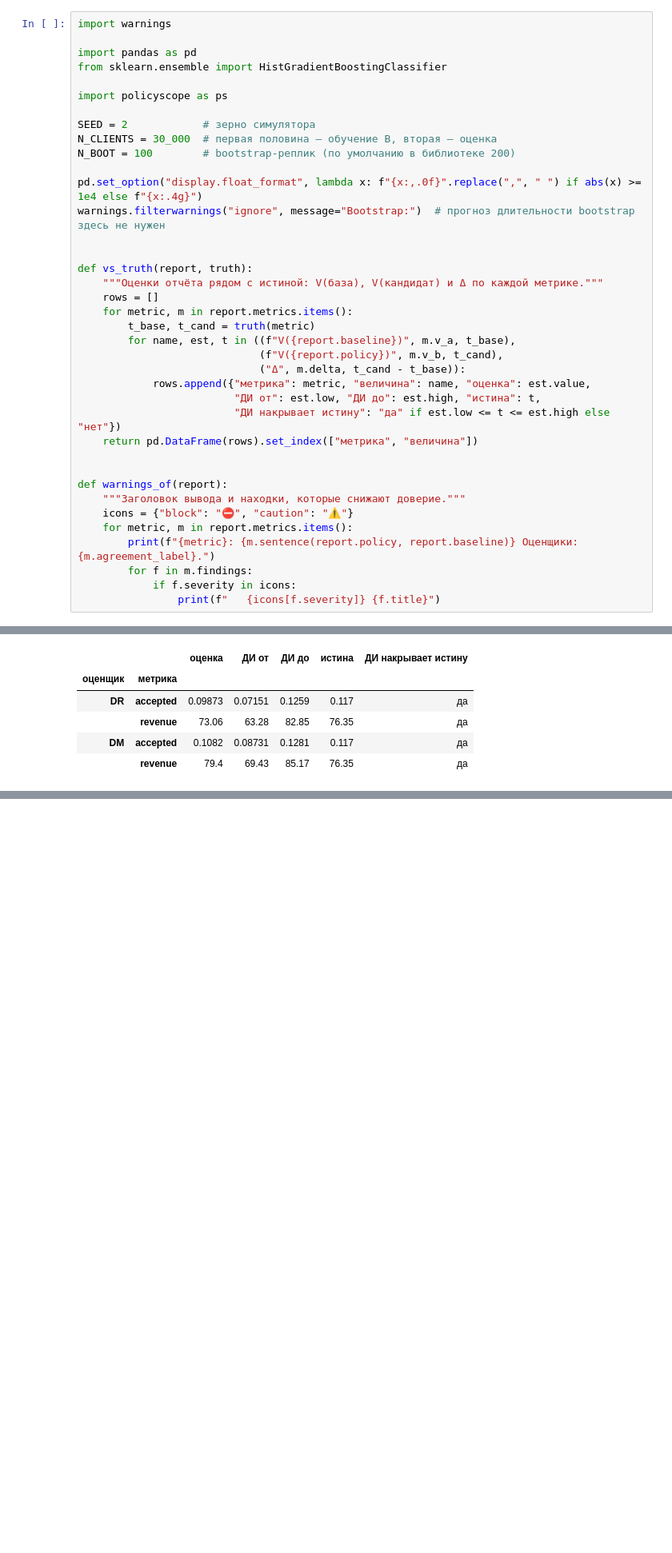
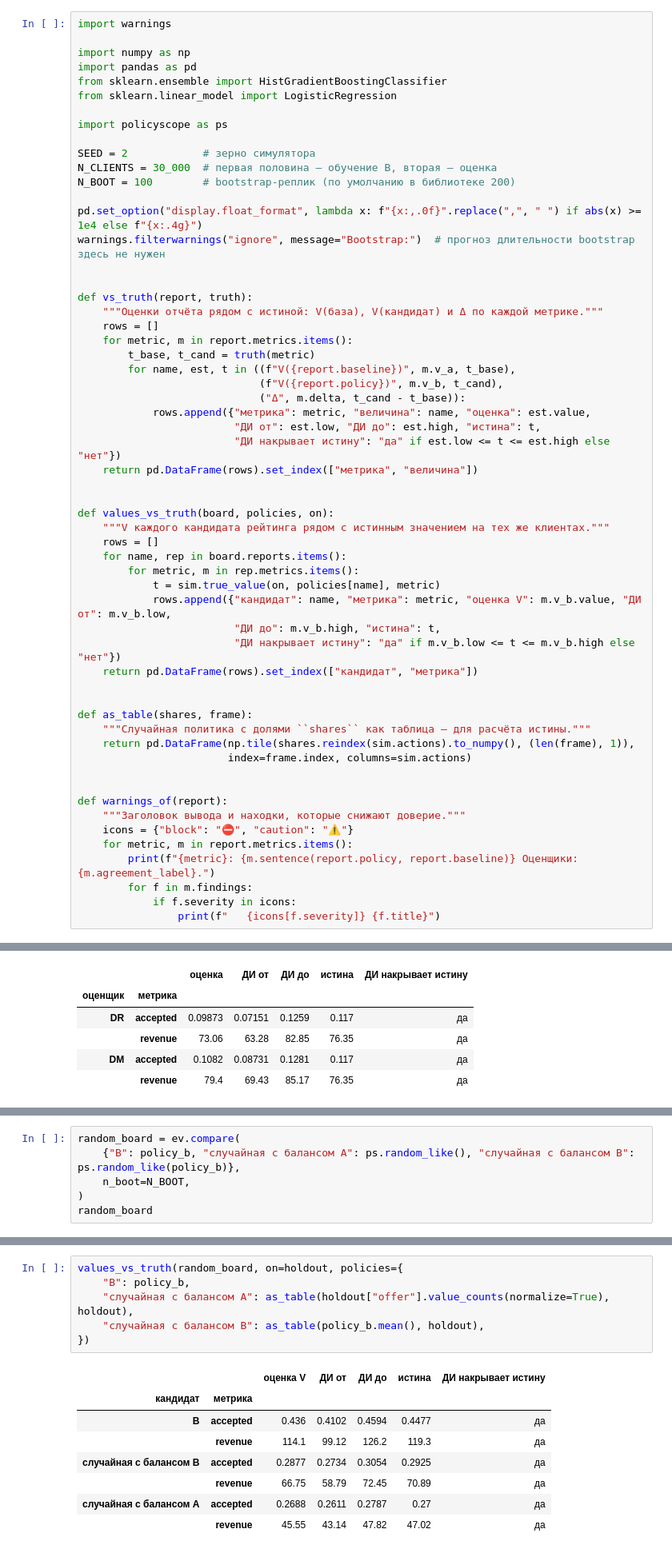
Before and after one commit to Yurashku/OffPolicyLab, a Jupyter notebook: examples/tutorial.ipynb, the cells around one changed output, grey strips where cells are left out. Shown at 80% size. Cells and saved outputs as stored; diff of their text form; blank space fills up the shorter version.

```diff
--- a/examples/tutorial.ipynb
+++ b/examples/tutorial.ipynb
@@ -18,8 +20,10 @@
 # %%
 import warnings
 
+import numpy as np
 import pandas as pd
 from sklearn.ensemble import HistGradientBoostingClassifier
+from sklearn.linear_model import LogisticRegression
 
 import policyscope as ps
 
@@ -45,6 +49,24 @@ def vs_truth(report, truth):
     return pd.DataFrame(rows).set_index(["метрика", "величина"])
 
 
+def values_vs_truth(board, policies, on):
+    """V каждого кандидата рейтинга рядом с истинным значением на тех же клиентах."""
+    rows = []
+    for name, rep in board.reports.items():
+        for metric, m in rep.metrics.items():
+            t = sim.true_value(on, policies[name], metric)
+            rows.append({"кандидат": name, "метрика": metric, "оценка V": m.v_b.value, "ДИ от": m.v_b.low,
+                         "ДИ до": m.v_b.high, "истина": t,
+                         "ДИ накрывает истину": "да" if m.v_b.low <= t <= m.v_b.high else "нет"})
+    return pd.DataFrame(rows).set_index(["кандидат", "метрика"])
+
+
+def as_table(shares, frame):
+    """Случайная политика с долями ``shares`` как таблица — для расчёта истины."""
+    return pd.DataFrame(np.tile(shares.reindex(sim.actions).to_numpy(), (len(frame), 1)),
+                        index=frame.index, columns=sim.actions)
+
+
 def warnings_of(report):
     """Заголовок вывода и находки, которые снижают доверие."""
     icons = {"block": "⛔", "caution": "⚠️"}
@@ -299,0 +306,6 @@ p (RW) скорректированы методом Romano–Wolf на 6 пар
+# %%
+random_board = ev.compare(
+    {"B": policy_b, "случайная с балансом A": ps.random_like(), "случайная с балансом B": ps.random_like(policy_b)},
+    n_boot=N_BOOT,
+)
+random_board
@@ -299,0 +338,15 @@ p (RW) скорректированы методом Romano–Wolf на 6 пар
+# %%
+values_vs_truth(random_board, on=holdout, policies={
+    "B": policy_b,
+    "случайная с балансом A": as_table(holdout["offer"].value_counts(normalize=True), holdout),
+    "случайная с балансом B": as_table(policy_b.mean(), holdout),
+})
+# %% [output]
+|  |  | оценка V | ДИ от | ДИ до | истина | ДИ накрывает истину |
+| кандидат | метрика |  |  |  |  |  |
+| B | accepted | 0.436 | 0.4102 | 0.4594 | 0.4477 | да |
+|  | revenue | 114.1 | 99.12 | 126.2 | 119.3 | да |
+| случайная с балансом B | accepted | 0.2877 | 0.2734 | 0.3054 | 0.2925 | да |
+|  | revenue | 66.75 | 58.79 | 72.45 | 70.89 | да |
+| случайная с балансом A | accepted | 0.2688 | 0.2611 | 0.2787 | 0.27 | да |
+|  | revenue | 45.55 | 43.14 | 47.82 | 47.02 | да |
```
Also changed, not shown: parts of 20 cells of this notebook, 5 other files.
